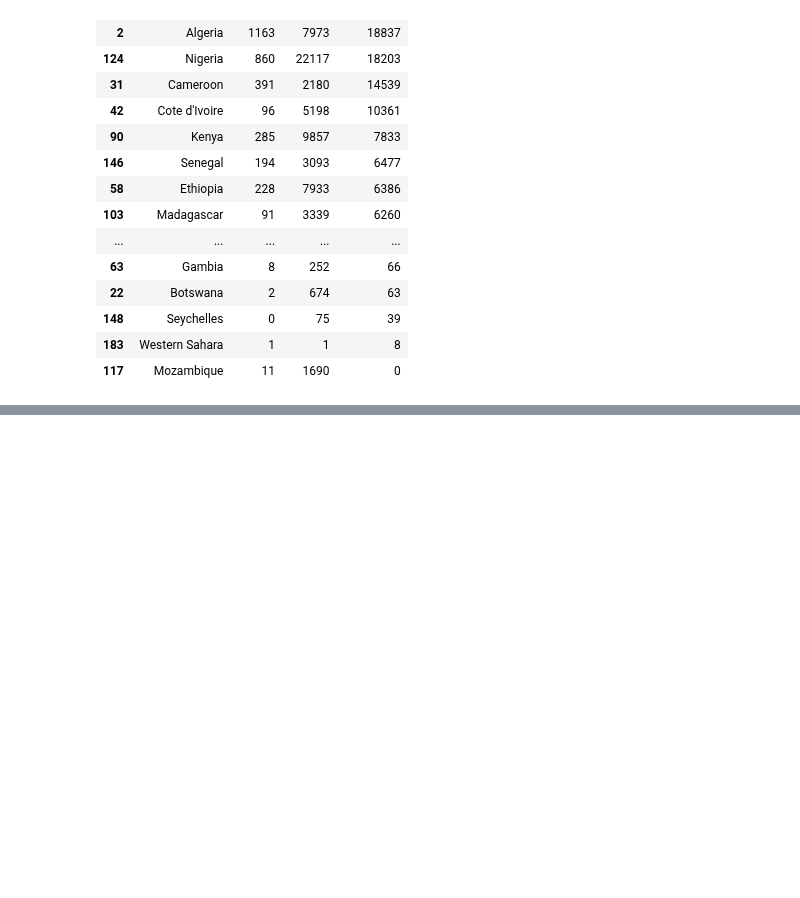
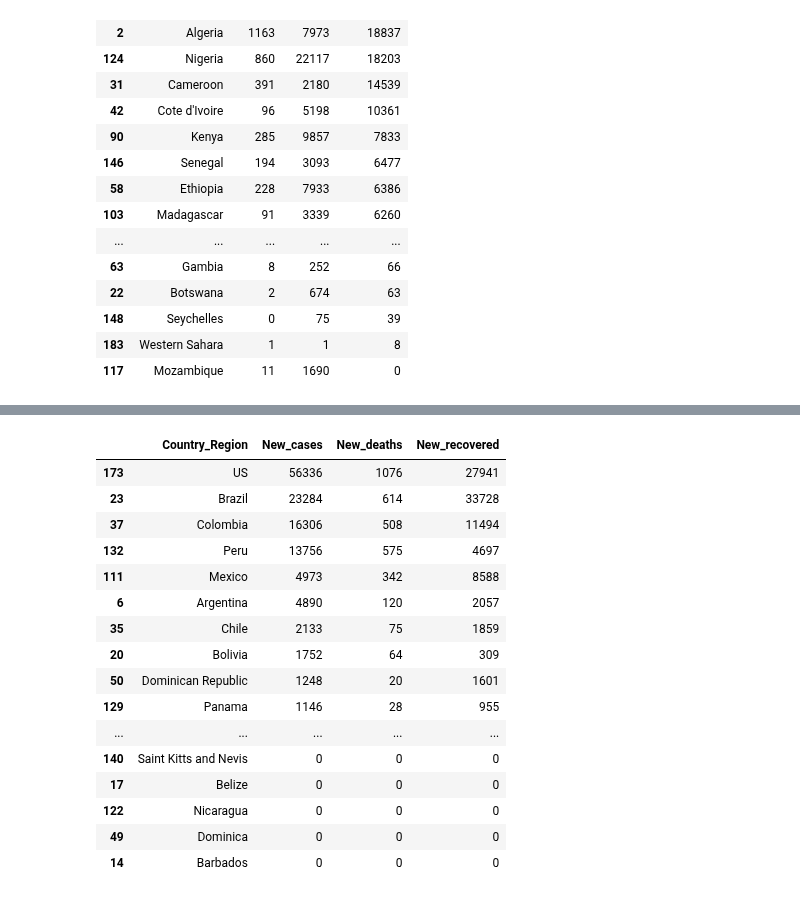
Before and after one commit to Arpan-tech-create/Exploratory_Data_Analysis, a Jupyter notebook: COVID 19.ipynb, the cells around one changed output, grey strips where cells are left out. Cells and saved outputs as stored; diff of their text form; code cells hidden in the pictures; blank space fills up the shorter version.

```diff
--- a/COVID 19.ipynb
+++ b/COVID 19.ipynb
@@ -215,0 +226,25 @@ new_fetch
+# %%
+south=read1[['Country_Region','New_cases','New_deaths','New_recovered']]
+south_basic=read1.WHO_Region=='Americas'
+# %%
+ame=south[south_basic]
+ame_df=ame.sort_values(by=['New_cases'],ascending=False)
+ame_df
+# %% [output]
+|  | Country_Region | New_cases | New_deaths | New_recovered |
+| 173 | US | 56336 | 1076 | 27941 |
+| 23 | Brazil | 23284 | 614 | 33728 |
+| 37 | Colombia | 16306 | 508 | 11494 |
+| 132 | Peru | 13756 | 575 | 4697 |
+| 111 | Mexico | 4973 | 342 | 8588 |
+| 6 | Argentina | 4890 | 120 | 2057 |
+| 35 | Chile | 2133 | 75 | 1859 |
+| 20 | Bolivia | 1752 | 64 | 309 |
+| 50 | Dominican Republic | 1248 | 20 | 1601 |
+| 129 | Panama | 1146 | 28 | 955 |
+| ... | ... | ... | ... | ... |
+| 140 | Saint Kitts and Nevis | 0 | 0 | 0 |
+| 17 | Belize | 0 | 0 | 0 |
+| 122 | Nicaragua | 0 | 0 | 0 |
+| 49 | Dominica | 0 | 0 | 0 |
+| 14 | Barbados | 0 | 0 | 0 |
```
Also changed, not shown: parts of 12 cells of this notebook, 2 other files.
